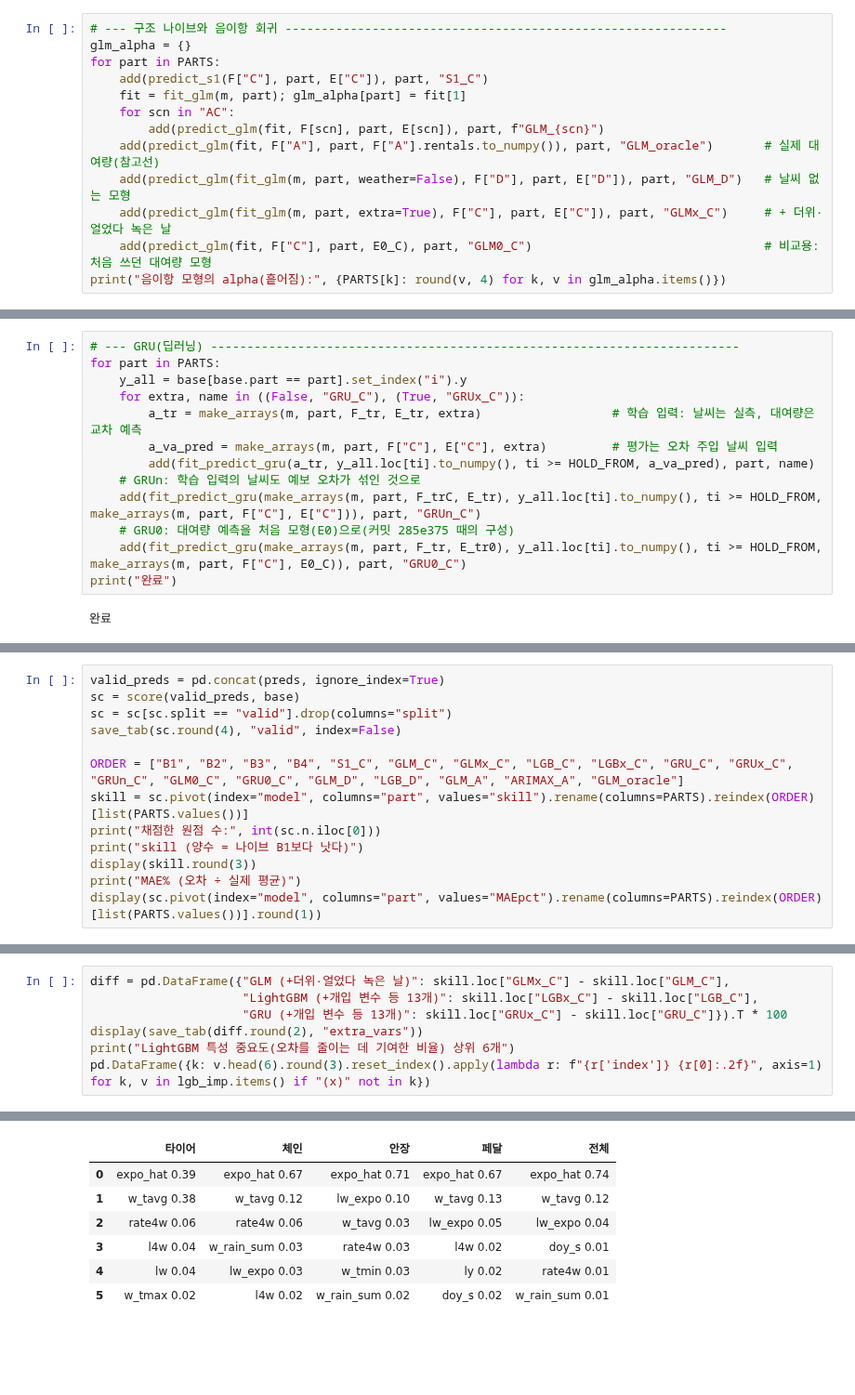
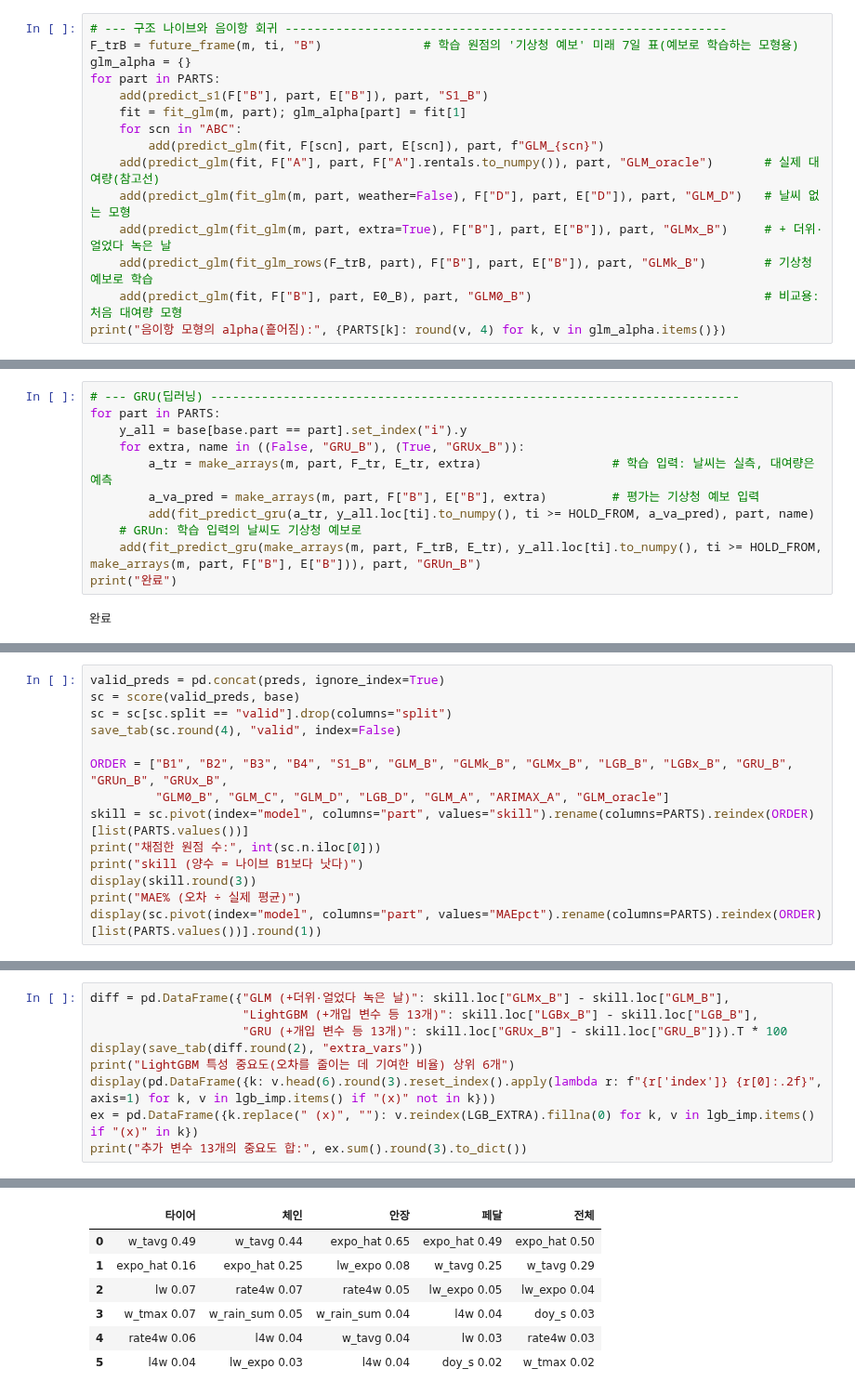
Before and after one commit to Junyeop-Shin/dareungi, a Jupyter notebook: notebooks/1C_forecast.ipynb, the cells around one changed output, grey strips where cells are left out. Shown at 93% size. Cells and saved outputs as stored; diff of their text form; blank space fills up the shorter version.

```diff
--- a/notebooks/1C_forecast.ipynb
+++ b/notebooks/1C_forecast.ipynb
@@ -172,15 +197,17 @@ LightGBM과 GRU는 학습을 오래 할수록 학습 자료를 외워 버리므
 # %%
 # --- 구조 나이브와 음이항 회귀 -------------------------------------------------------------
+F_trB = future_frame(m, ti, "B")              # 학습 원점의 '기상청 예보' 미래 7일 표(예보로 학습하는 모형용)
 glm_alpha = {}
 for part in PARTS:
-    add(predict_s1(F["C"], part, E["C"]), part, "S1_C")
+    add(predict_s1(F["B"], part, E["B"]), part, "S1_B")
     fit = fit_glm(m, part); glm_alpha[part] = fit[1]
-    for scn in "AC":
+    for scn in "ABC":
         add(predict_glm(fit, F[scn], part, E[scn]), part, f"GLM_{scn}")
     add(predict_glm(fit, F["A"], part, F["A"].rentals.to_numpy()), part, "GLM_oracle")       # 실제 대여량(참고선)
     add(predict_glm(fit_glm(m, part, weather=False), F["D"], part, E["D"]), part, "GLM_D")   # 날씨 없는 모형
-    add(predict_glm(fit_glm(m, part, extra=True), F["C"], part, E["C"]), part, "GLMx_C")     # + 더위·얼었다 녹은 날
-    add(predict_glm(fit, F["C"], part, E0_C), part, "GLM0_C")                                # 비교용: 처음 쓰던 대여량 모형
+    add(predict_glm(fit_glm(m, part, extra=True), F["B"], part, E["B"]), part, "GLMx_B")     # + 더위·얼었다 녹은 날
+    add(predict_glm(fit_glm_rows(F_trB, part), F["B"], part, E["B"]), part, "GLMk_B")        # 기상청 예보로 학습
+    add(predict_glm(fit, F["B"], part, E0_B), part, "GLM0_B")                                # 비교용: 처음 대여량 모형
 print("음이항 모형의 alpha(흩어짐):", {PARTS[k]: round(v, 4) for k, v in glm_alpha.items()})
 # %% [output]
 음이항 모형의 alpha(흩어짐): {'타이어': 0.0079, '체인': 0.0156, '안장': 0.0074, '페달': 0.011, '전체': 0.0144}
@@ -225,14 +247,12 @@ print("고른 차수 (p, d, q):", arima_order)
 # --- GRU(딥러닝) -------------------------------------------------------------------------
 for part in PARTS:
     y_all = base[base.part == part].set_index("i").y
-    for extra, name in ((False, "GRU_C"), (True, "GRUx_C")):
-        a_tr = make_arrays(m, part, F_tr, E_tr, extra)                  # 학습 입력: 날씨는 실측, 대여량은 교차 예측
-        a_va_pred = make_arrays(m, part, F["C"], E["C"], extra)         # 평가는 오차 주입 날씨 입력
+    for extra, name in ((False, "GRU_B"), (True, "GRUx_B")):
+        a_tr = make_arrays(m, part, F_tr, E_tr, extra)                  # 학습 입력: 날씨는 실측, 대여량은 예측
+        a_va_pred = make_arrays(m, part, F["B"], E["B"], extra)         # 평가는 기상청 예보 입력
         add(fit_predict_gru(a_tr, y_all.loc[ti].to_numpy(), ti >= HOLD_FROM, a_va_pred), part, name)
-    # GRUn: 학습 입력의 날씨도 예보 오차가 섞인 것으로
-    add(fit_predict_gru(make_arrays(m, part, F_trC, E_tr), y_all.loc[ti].to_numpy(), ti >= HOLD_FROM, make_arrays(m, part, F["C"], E["C"])), part, "GRUn_C")
-    # GRU0: 대여량 예측을 처음 모형(E0)으로(커밋 285e375 때의 구성)
-    add(fit_predict_gru(make_arrays(m, part, F_tr, E_tr0), y_all.loc[ti].to_numpy(), ti >= HOLD_FROM, make_arrays(m, part, F["C"], E0_C)), part, "GRU0_C")
+    # GRUn: 학습 입력의 날씨도 기상청 예보로
+    add(fit_predict_gru(make_arrays(m, part, F_trB, E_tr), y_all.loc[ti].to_numpy(), ti >= HOLD_FROM, make_arrays(m, part, F["B"], E["B"])), part, "GRUn_B")
 print("완료")
 # %% [output]
 완료
@@ -246,7 +266,8 @@ sc = score(valid_preds, base)
 sc = sc[sc.split == "valid"].drop(columns="split")
 save_tab(sc.round(4), "valid", index=False)
 
-ORDER = ["B1", "B2", "B3", "B4", "S1_C", "GLM_C", "GLMx_C", "LGB_C", "LGBx_C", "GRU_C", "GRUx_C", "GRUn_C", "GLM0_C", "GRU0_C", "GLM_D", "LGB_D", "GLM_A", "ARIMAX_A", "GLM_oracle"]
+ORDER = ["B1", "B2", "B3", "B4", "S1_B", "GLM_B", "GLMk_B", "GLMx_B", "LGB_B", "LGBx_B", "GRU_B", "GRUn_B", "GRUx_B",
+         "GLM0_B", "GLM_C", "GLM_D", "LGB_D", "GLM_A", "ARIMAX_A", "GLM_oracle"]
 skill = sc.pivot(index="model", columns="part", values="skill").rename(columns=PARTS).reindex(ORDER)[list(PARTS.values())]
 print("채점한 원점 수:", int(sc.n.iloc[0]))
 print("skill (양수 = 나이브 B1보다 낫다)")
@@ -383,9 +399,11 @@ B1 대비 오차 감소율(%)
 # %%
-diff = pd.DataFrame({"GLM (+더위·얼었다 녹은 날)": skill.loc["GLMx_C"] - skill.loc["GLM_C"],
-                     "LightGBM (+개입 변수 등 13개)": skill.loc["LGBx_C"] - skill.loc["LGB_C"],
-                     "GRU (+개입 변수 등 13개)": skill.loc["GRUx_C"] - skill.loc["GRU_C"]}).T * 100
+diff = pd.DataFrame({"GLM (+더위·얼었다 녹은 날)": skill.loc["GLMx_B"] - skill.loc["GLM_B"],
+                     "LightGBM (+개입 변수 등 13개)": skill.loc["LGBx_B"] - skill.loc["LGB_B"],
+                     "GRU (+개입 변수 등 13개)": skill.loc["GRUx_B"] - skill.loc["GRU_B"]}).T * 100
 display(save_tab(diff.round(2), "extra_vars"))
 print("LightGBM 특성 중요도(오차를 줄이는 데 기여한 비율) 상위 6개")
-pd.DataFrame({k: v.head(6).round(3).reset_index().apply(lambda r: f"{r['index']} {r[0]:.2f}", axis=1) for k, v in lgb_imp.items() if "(x)" not in k})
+display(pd.DataFrame({k: v.head(6).round(3).reset_index().apply(lambda r: f"{r['index']} {r[0]:.2f}", axis=1) for k, v in lgb_imp.items() if "(x)" not in k}))
+ex = pd.DataFrame({k.replace(" (x)", ""): v.reindex(LGB_EXTRA).fillna(0) for k, v in lgb_imp.items() if "(x)" in k})
+print("추가 변수 13개의 중요도 합:", ex.sum().round(3).to_dict())
 # %% [output]
 | part | 타이어 | 체인 | 안장 | 페달 | 전체 |
@@ -395,8 +413,8 @@ pd.DataFrame({k: v.head(6).round(3).reset_index().apply(lambda r: f"{r['index']}
 LightGBM 특성 중요도(오차를 줄이는 데 기여한 비율) 상위 6개
 |  | 타이어 | 체인 | 안장 | 페달 | 전체 |
-| 0 | expo_hat 0.39 | expo_hat 0.67 | expo_hat 0.71 | expo_hat 0.67 | expo_hat 0.74 |
-| 1 | w_tavg 0.38 | w_tavg 0.12 | lw_expo 0.10 | w_tavg 0.13 | w_tavg 0.12 |
-| 2 | rate4w 0.06 | rate4w 0.06 | w_tavg 0.03 | lw_expo 0.05 | lw_expo 0.04 |
-| 3 | l4w 0.04 | w_rain_sum 0.03 | rate4w 0.03 | l4w 0.02 | doy_s 0.01 |
-| 4 | lw 0.04 | lw_expo 0.03 | w_tmin 0.03 | ly 0.02 | rate4w 0.01 |
-| 5 | w_tmax 0.02 | l4w 0.02 | w_rain_sum 0.02 | doy_s 0.02 | w_rain_sum 0.01 |
+| 0 | w_tavg 0.49 | w_tavg 0.44 | expo_hat 0.65 | expo_hat 0.49 | expo_hat 0.50 |
+| 1 | expo_hat 0.16 | expo_hat 0.25 | lw_expo 0.08 | w_tavg 0.25 | w_tavg 0.29 |
+| 2 | lw 0.07 | rate4w 0.07 | rate4w 0.05 | lw_expo 0.05 | lw_expo 0.04 |
+| 3 | w_tmax 0.07 | w_rain_sum 0.05 | w_rain_sum 0.04 | l4w 0.04 | doy_s 0.03 |
+| 4 | rate4w 0.06 | l4w 0.04 | w_tavg 0.04 | lw 0.03 | rate4w 0.03 |
+| 5 | l4w 0.04 | lw_expo 0.03 | l4w 0.04 | doy_s 0.02 | w_tmax 0.02 |
```
Also changed, not shown: parts of 31 cells of this notebook, 20 other files.
